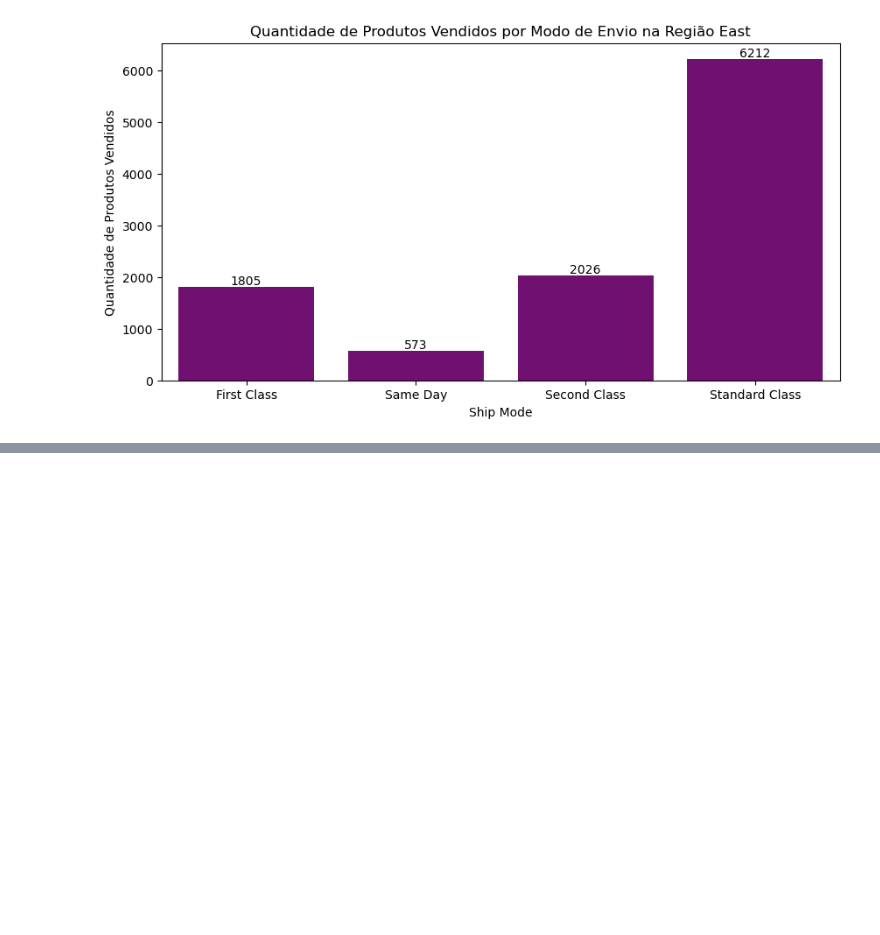
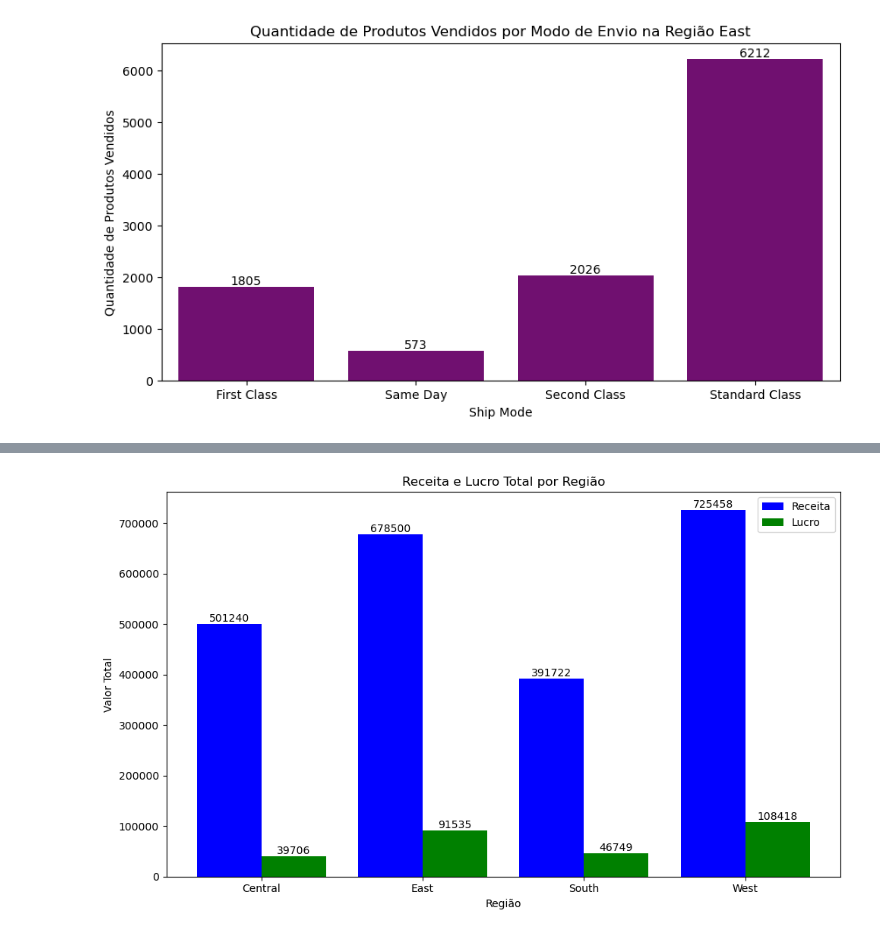
Before and after one commit to mario8978/Analise-de-Dados-Superstore-Sales, a Jupyter notebook: analise1.ipynb, the cells around one changed output, grey strips where cells are left out. Drawn from its saved outputs; the diff is of its cells as text; code cells hidden in the pictures; blank space fills up the shorter version.

```diff
--- a/analise1.ipynb
+++ b/analise1.ipynb
@@ -286,0 +311,32 @@ for i, regiao in enumerate(df['Region'].unique()):
+# %%
+#Alguma região específica apresenta vendas altas, mas margens de lucro baixas?
+
+fig, ax = plt.subplots(figsize=(10, 6))
+largura_barra = 0.4
+posicoes = range(len(tabelaRegiao))
+
+# Plotar as barras de Receita
+barras_receita = ax.bar([p - largura_barra/2 for p in posicoes], tabelaRegiao['Sales'], width=largura_barra, label='Receita', color='blue')
+
+# Plotar as barras de Lucro
+barras_lucro = ax.bar([p + largura_barra/2 for p in posicoes], tabelaRegiao['Profit'], width=largura_barra, label='Lucro', color='green')
+
+# Adicionar títulos e rótulos
+ax.set_title('Receita e Lucro Total por Região')
+ax.set_xlabel('Região')
+ax.set_ylabel('Valor Total')
+ax.set_xticks(posicoes)
+ax.set_xticklabels(tabelaRegiao['Region'])
+
+# Adicionar legenda
+ax.legend()
+
+# Usar bar_label para exibir os valores em cima das barras
+ax.bar_label(barras_receita, fmt='%.0f', label_type='edge')
+ax.bar_label(barras_lucro, fmt='%.0f', label_type='edge')
+
+# Exibir o gráfico
+plt.tight_layout()
+plt.show()
+# %% [output]
+[figure, added]
```
Also changed, not shown: parts of 3 cells of this notebook.
